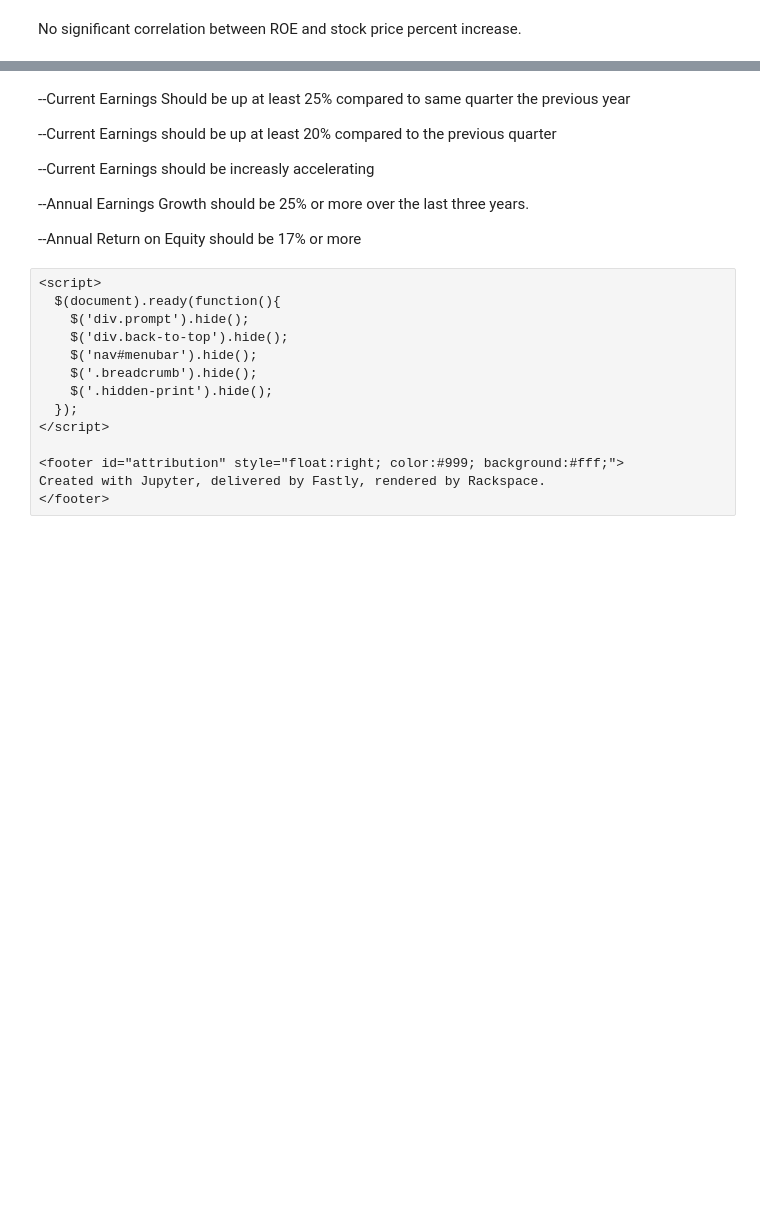
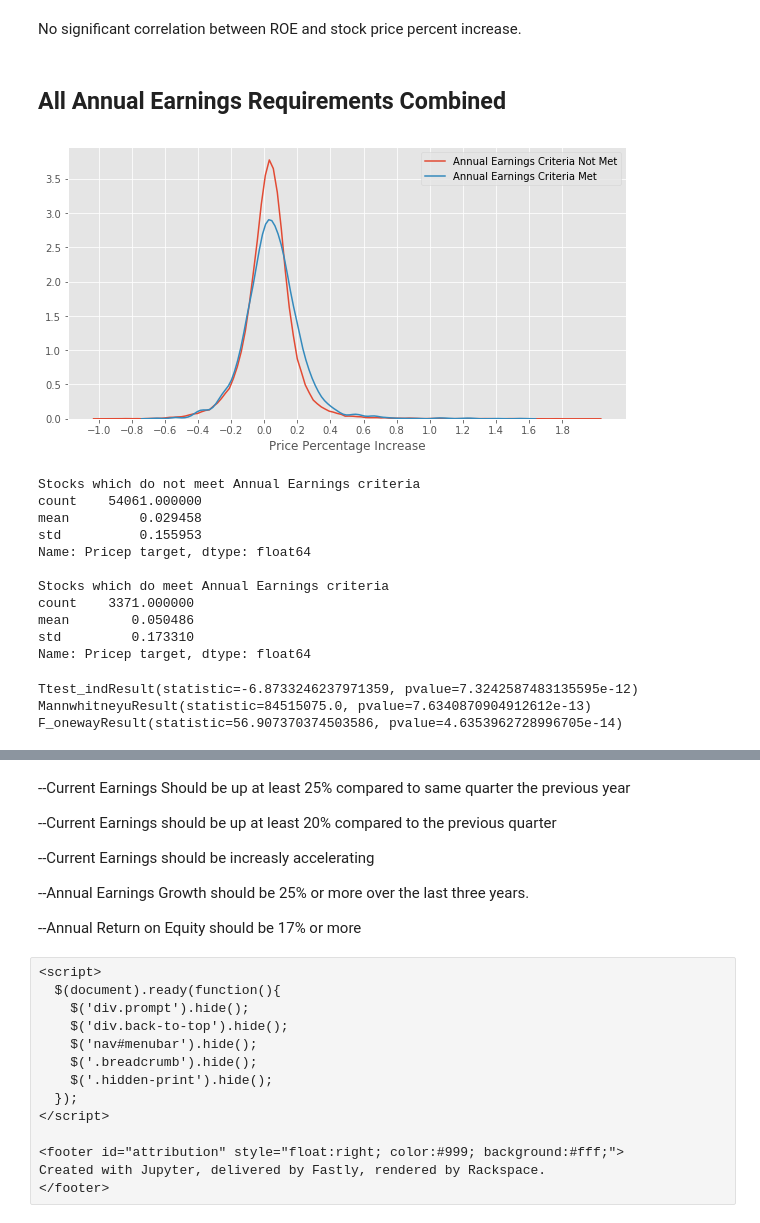
Before and after one commit to anorum/canslim, a Jupyter notebook: CAN SLIM.ipynb, the cells around one changed output, grey strips where cells are left out. Drawn from its saved outputs; the diff is of its cells as text; code cells hidden in the pictures; blank space fills up the shorter version.

```diff
--- a/CAN SLIM.ipynb
+++ b/CAN SLIM.ipynb
@@ -626,2 +626,38 @@ Name: ROE, dtype: float64
 # %% [markdown]
 No significant correlation between ROE and stock price percent increase.
+# %% [markdown]
+## All Annual Earnings Requirements Combined
+# %%
+A_filter = (stocks['Earnings_annualp_streakgt_0.25'] >= 3) & (stocks['ROE'] > .17)
+fig = plt.figure(figsize=(10,5))
+sns.kdeplot(data=stocks[A_filter == False]['Pricep target'].dropna(),label='Annual Earnings Criteria Not Met')
+sns.kdeplot(data=stocks[A_filter]['Pricep target'].dropna(),label='Annual Earnings Criteria Met')
+plt.xlabel('Price Percentage Increase')
+plt.xticks(np.arange(-1,2,.2))
+plt.yticks(np.arange(0,4,.5))
+plt.show()
+print('Stocks which do not meet Annual Earnings criteria')
+print(stocks[A_filter == False]['Pricep target'].describe()[['count', 'mean', 'std']])
+print('\nStocks which do meet Annual Earnings criteria')
+print(stocks[A_filter]['Pricep target'].describe()[['count', 'mean', 'std']])
+# %% [output]
+[figure, added]
+Stocks which do not meet Annual Earnings criteria
+count    54061.000000
+mean         0.029458
+std          0.155953
+Name: Pricep target, dtype: float64
+
+Stocks which do meet Annual Earnings criteria
+count    3371.000000
+mean        0.050486
+std         0.173310
+Name: Pricep target, dtype: float64
+# %%
+print(stats.ttest_ind(stocks[A_filter == False]['Pricep target'].dropna(),stocks[A_filter]['Pricep target'].dropna(), equal_var=False))
+print(stats.mannwhitneyu(stocks[A_filter == False]['Pricep target'].dropna(),stocks[A_filter]['Pricep target'].dropna()))
+print(stats.f_oneway(stocks[A_filter == False]['Pricep target'].dropna(),stocks[A_filter]['Pricep target'].dropna()))
+# %% [output]
+Ttest_indResult(statistic=-6.8733246237971359, pvalue=7.3242587483135595e-12)
+MannwhitneyuResult(statistic=84515075.0, pvalue=7.6340870904912612e-13)
+F_onewayResult(statistic=56.907370374503586, pvalue=4.6353962728996705e-14)
```
Also changed, not shown: parts of 19 cells of this notebook, 1 other file.
